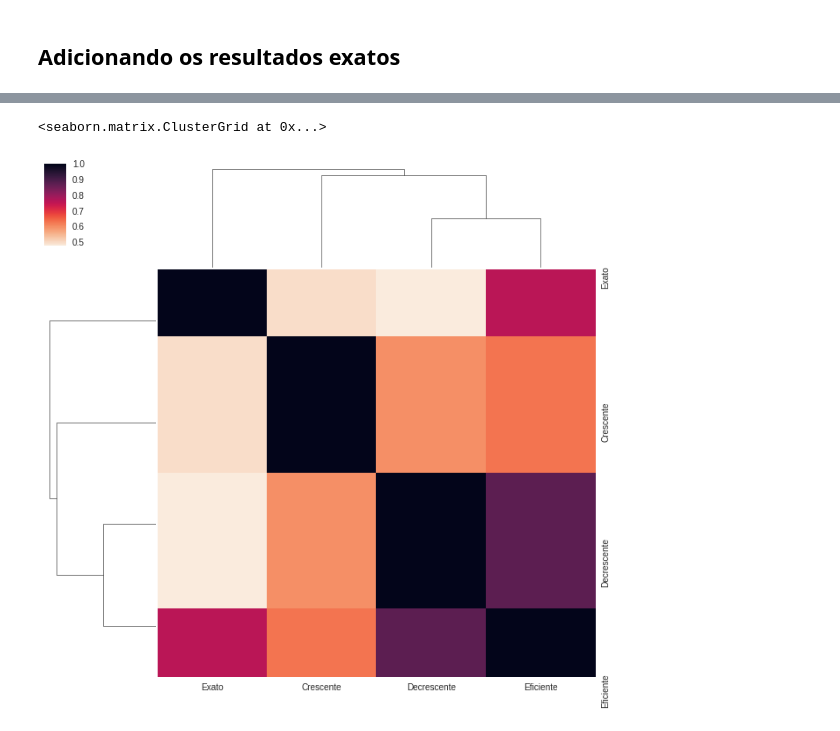
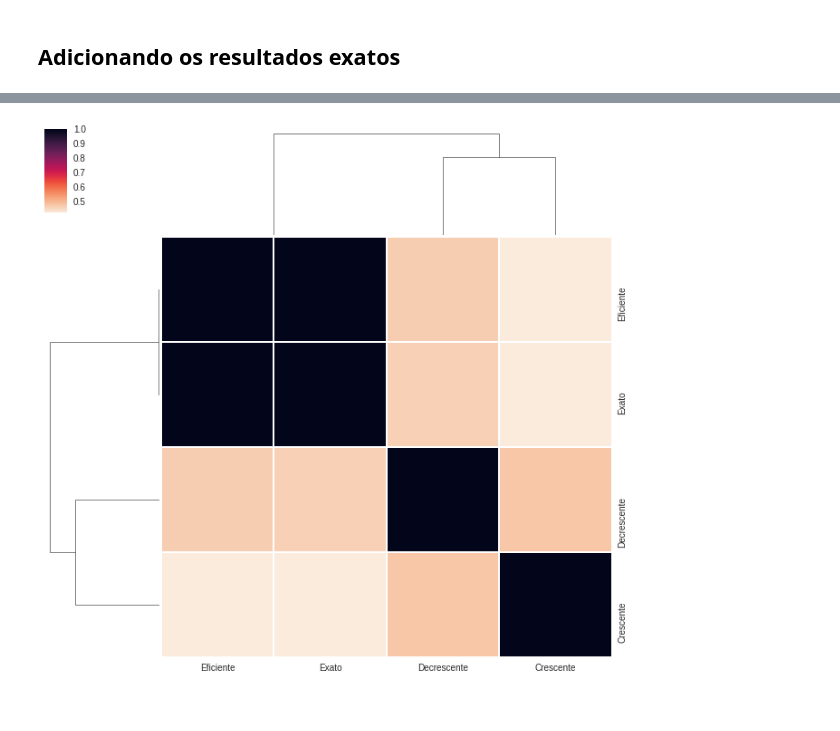
Before and after one commit to danbailo/T1-Teoria-Computacao, a Jupyter notebook: src/Trabalho 1 - Teoria da Computação.ipynb, the cells around one changed output, grey strips where cells are left out. Drawn from its saved outputs; the diff is of its cells as text; code cells hidden in the pictures.

```diff
--- a/src/Trabalho 1 - Teoria da Computação.ipynb
+++ b/src/Trabalho 1 - Teoria da Computação.ipynb
@@ -44,4 +64,5 @@ plt.style.use('seaborn')
 plt.style.use('bmh')
 plt.style.use('ggplot')
 plt.style.use('fivethirtyeight')
+plt.style.use('seaborn-whitegrid')
 # %%
@@ -76,4 +96,4 @@ input16.in &         3995 &       1657 &       2152 \\
 # %% [markdown]
 ## **Adicionando os resultados exatos**
 # %%
-exact = [('input1.in', 31621, '0.40869'), ('input2.in', 67829, '1.1453'), ('input3.in', 143449, '2.81'), ('input4.in', 28840, '2.7862'), ('input5.in', 15785, '2.7625'), ('input6.in', 99861, '33.931'), ('input7.in', 1940, '0.84025'), ('input8.in', 741, '0.56339'), ('input9.in', 10281, '13.927'), ('input10.in', 20149, '5.6126'), ('input11.in', 30001, '8.4843'), ('input12.in', 49885, '2343.9'), ('input13.in', 49398, '1041.3'), ('input14.in', 20880, '519.17'), ('input15.in', 20676, '5.5823'), ('input16.in', 46281, '5.5514')]
+exact = {'input1.in': 31621, 'input2.in': 67829, 'input3.in': 143449, 'input4.in': 28840, 'input5.in': 15785, 'input6.in': 99861, 'input7.in': 1940, 'input8.in': 741, 'input9.in': 10281, 'input10.in': 20149, 'input11.in': 30001, 'input12.in': 49885, 'input13.in': 49398, 'input14.in': 20880, 'input15.in': 20676, 'input16.in': 46281}
@@ -101,5 +100,5 @@ result_exact
 # %%
-df['Exato'] = result_exact
+df['Exato'] = exact.values()
 # %%
 df
 # %% [output]
@@ -123,6 +122,9 @@ df
 # %%
-plt.figure(figsize=(10,7))
-df.plot(kind='bar',lw=2.5,sort_columns=False)
+plt.style.use('fivethirtyeight')
+plt.style.use('seaborn-whitegrid')
+#plt.figure(figsize=(10,7))
+df.plot(kind='bar',lw=1, table=False,sort_columns=False,logy=False, legend=True)
 plt.xticks(rotation=90, ha='right')
 plt.legend(loc='center left', bbox_to_anchor=(1.0, 0.5))
+plt.savefig(os.path.join('..','imgs/')+'barplot.pdf', bbox_inches='tight')
 # %% [output]
@@ -170,5 +175,5 @@ sns.heatmap(df.corr(), cmap = sns.cm.rocket_r ,square=True, lw=1, robust=True)
 # %%
-sns.clustermap(df.corr(), cmap = sns.cm.rocket_r)
+sns.clustermap(df.corr(), cmap = sns.cm.rocket_r, lw=1, robust=True)
+plt.savefig(os.path.join('..','imgs/')+'clustermap.pdf', bbox_inches='tight')
 # %% [output]
-<seaborn.matrix.ClusterGrid at 0x...>
-[figure, old version]
+[figure, new version]
```
Also changed, not shown: parts of 22 cells of this notebook, 2 other files.
